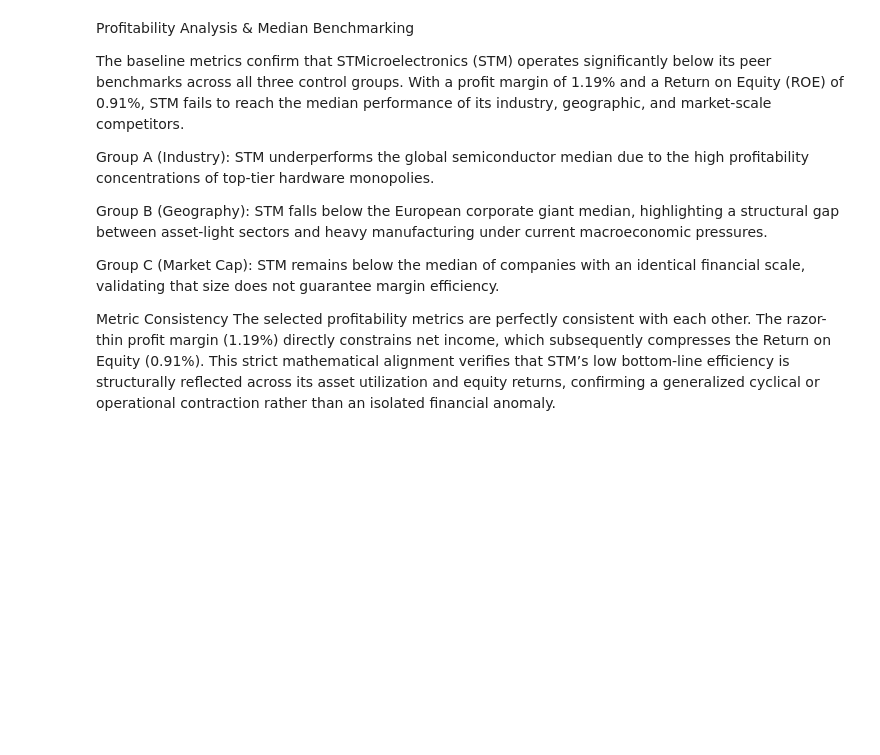
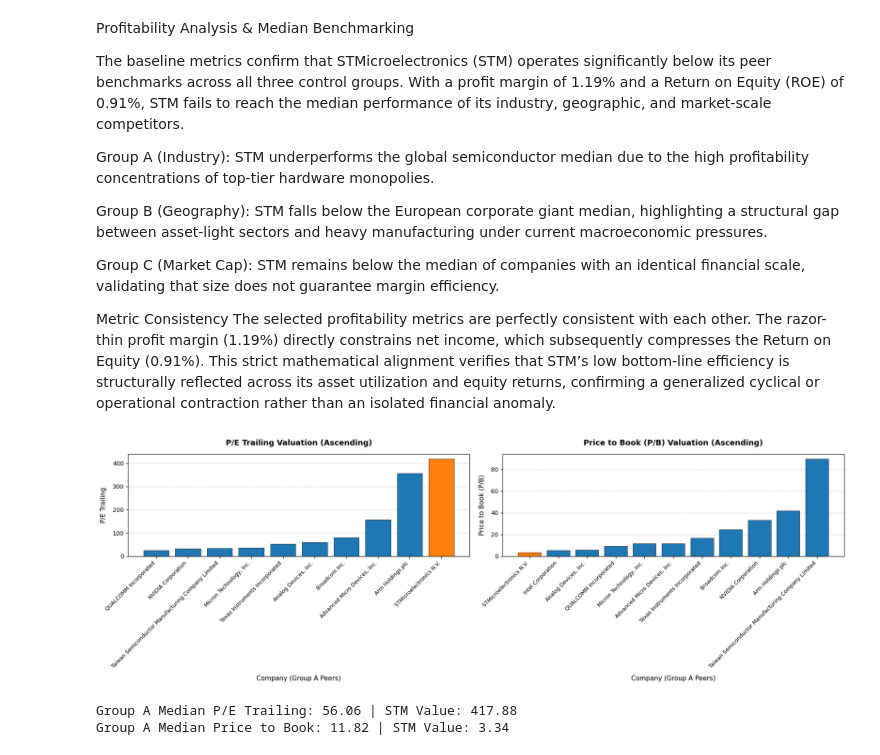
Before and after one commit to luc-nic/Luca-Nicolosi, a Jupyter notebook: homework_2.ipynb, the cells around one changed output. Cells and saved outputs as stored; diff of their text form; code cells hidden in the pictures; blank space fills up the shorter version.

Commit message:
Step 4 Completed

```diff
--- a/homework_2.ipynb
+++ b/homework_2.ipynb
@@ -184,3 +184,57 @@ Group C (Market Cap): STM remains below the median of companies with an identica
 
 Metric Consistency
 The selected profitability metrics are perfectly consistent with each other. The razor-thin profit margin (1.19%) directly constrains net income, which subsequently compresses the Return on Equity (0.91%). This strict mathematical alignment verifies that STM’s low bottom-line efficiency is structurally reflected across its asset utilization and equity returns, confirming a generalized cyclical or operational contraction rather than an isolated financial anomaly.
+# %%
+# STEP 4
+
+# Filter out missing values and sort the P/E variable in ascending order
+df_pe = group_a.dropna(subset=['pe_trailing']).copy().sort_values(by='pe_trailing', ascending=True)
+# Filter out missing values and sort the P/B variable in ascending order
+df_pb = group_a.dropna(subset=['price_to_book']).copy().sort_values(by='price_to_book', ascending=True)
+
+# Initialize a single large figure containing 1 row and 2 columns of subplots
+fig, (ax1, ax2) = plt.subplots(1, 2, figsize=(18, 6))
+
+# SUBPLOT 1: P/E Trailing Valuation
+
+labels_pe = df_pe['plot_label'].tolist() # Convert the clean labels column to a list for the X-axis
+symbols_pe = [str(sym).strip() for sym in df_pe['symbol'].tolist()] # Clean the tickers list by stripping hidden whitespaces
+values_pe = df_pe['pe_trailing'].tolist() # Convert the P/E values column to a list for the Y-axis
+colors_pe = ['#ff7f0e' if sym == 'STM' else '#1f77b4' for sym in symbols_pe] # Assign orange color to STM and blue to all peer companies
+
+ax1.bar(labels_pe, values_pe, color=colors_pe, edgecolor='black', linewidth=0.5) # Draw the bar chart on the first subplot canvas
+ax1.set_title('P/E Trailing Valuation (Ascending)', fontsize=13, fontweight='bold', pad=15) # Define the main title for the first chart
+ax1.set_xlabel('Company (Group A Peers)', fontsize=11, labelpad=10) # Set the horizontal axis label for the first chart
+ax1.set_ylabel('P/E Trailing', fontsize=11, labelpad=10) # Set the vertical axis label for the first chart
+ax1.set_xticks(range(len(labels_pe))) # Set the numerical positions for the X-axis labels to prevent index warnings
+ax1.set_xticklabels(labels_pe, rotation=45, ha='right', fontsize=9) # Rotate and align the company names under their respective bars
+ax1.yaxis.grid(True, linestyle='--', alpha=0.6) # Add a faint horizontal grid layer to improve visual readability
+ax1.set_axisbelow(True) # Force the grid lines to stay behind the rendered bars
+ax1.axhline(0, color='black', linestyle='-', linewidth=1) # Draw a solid black reference line at the zero value level
+
+# SUBPLOT 2: Price to Book (P/B) Valuation
+
+labels_pb = df_pb['plot_label'].tolist() # Convert the clean labels column to a list for the X-axis
+symbols_pb = [str(sym).strip() for sym in df_pb['symbol'].tolist()] # Clean the tickers list by stripping hidden whitespaces
+values_pb = df_pb['price_to_book'].tolist() # Convert the P/B values column to a list for the Y-axis
+colors_pb = ['#ff7f0e' if sym == 'STM' else '#1f77b4' for sym in symbols_pb] # Assign orange color to STM and blue to all peer companies
+
+ax2.bar(labels_pb, values_pb, color=colors_pb, edgecolor='black', linewidth=0.5) # Draw the bar chart on the second subplot canvas
+ax2.set_title('Price to Book (P/B) Valuation (Ascending)', fontsize=13, fontweight='bold', pad=15) # Define the main title for the second chart
+ax2.set_xlabel('Company (Group A Peers)', fontsize=11, labelpad=10) # Set the horizontal axis label for the second chart
+ax2.set_ylabel('Price to Book (P/B)', fontsize=11, labelpad=10) # Set the vertical axis label for the second chart
+ax2.set_xticks(range(len(labels_pb))) # Set the numerical positions for the X-axis labels to prevent index warnings
+ax2.set_xticklabels(labels_pb, rotation=45, ha='right', fontsize=9) # Rotate and align the company names under their respective bars
+ax2.yaxis.grid(True, linestyle='--', alpha=0.6) # Add a faint horizontal grid layer to improve visual readability
+ax2.set_axisbelow(True) # Force the grid lines to stay behind the rendered bars
+ax2.axhline(0, color='black', linestyle='-', linewidth=1) # Draw a solid black reference line at the zero value level
+
+plt.tight_layout()
+plt.show()
+
+print(f"Group A Median P/E Trailing: {df_pe['pe_trailing'].median():.2f} | STM Value: {target_company['pe_trailing']:.2f}")
+print(f"Group A Median Price to Book: {df_pb['price_to_book'].median():.2f} | STM Value: {target_company['price_to_book']:.2f}")
+# %% [output]
+[figure, added]
+Group A Median P/E Trailing: 56.06 | STM Value: 417.88
+Group A Median Price to Book: 11.82 | STM Value: 3.34
```
Also changed, not shown: parts of 1 cell of this notebook, 1 other file.
